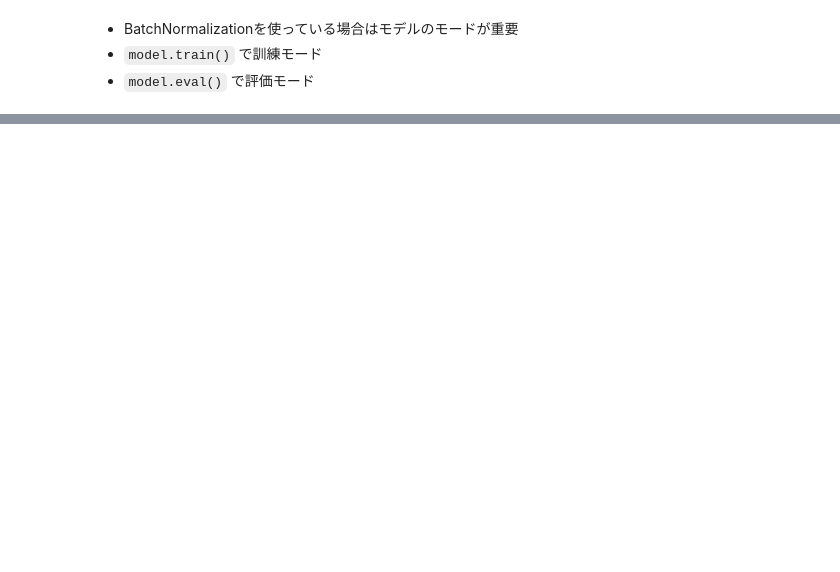
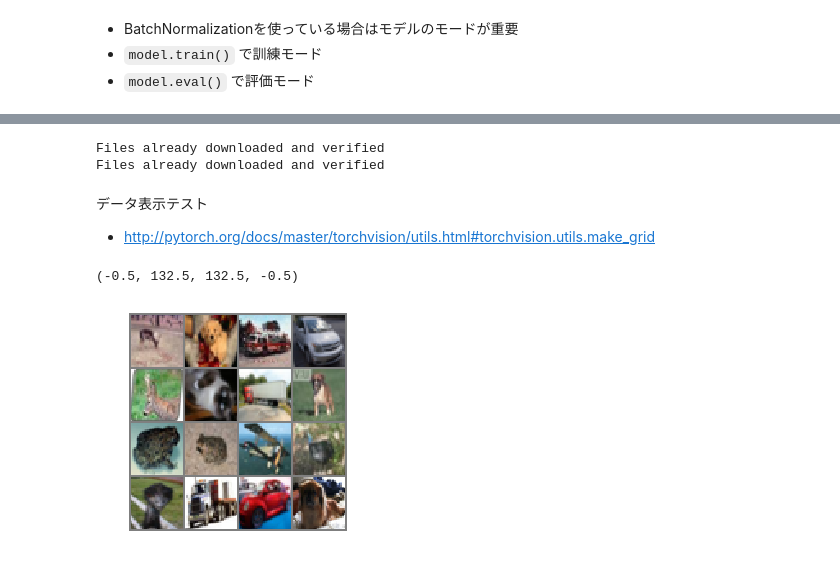
Before and after one commit to aidiary/notebooks, a Jupyter notebook: pytorch/180202-convolutional-neural-network.ipynb, the cells around one changed output, grey strips where cells are left out. Cells and saved outputs as stored; diff of their text form; code cells hidden in the pictures; blank space fills up the shorter version.

Commit message:
Add a CIFAR-10 example

```diff
--- a/pytorch/180202-convolutional-neural-network.ipynb
+++ b/pytorch/180202-convolutional-neural-network.ipynb
@@ -175,0 +238,46 @@ torch.save(model.state_dict(), 'cnn.pkl')
+# %%
+num_epochs = 500
+batch_size = 128
+
+transform = transforms.Compose([
+    transforms.ToTensor(),
+    transforms.Normalize((0.5, 0.5, 0.5), (0.5, 0.5, 0.5))  # [0, 1] => [-1, 1]
+])
+
+train_set = torchvision.datasets.CIFAR10(root='./data', train=True,
+                                         download=True, transform=transform)
+train_loader = torch.utils.data.DataLoader(train_set, batch_size=batch_size,
+                                           shuffle=True, num_workers=4)
+
+test_set = torchvision.datasets.CIFAR10(root='./data', train=False,
+                                        download=True, transform=transform)
+test_loader = torch.utils.data.DataLoader(test_set, batch_size=batch_size,
+                                          shuffle=False, num_workers=4)
+
+classes = ('plane', 'car', 'bird', 'cat', 'deer', 'dog', 'frog', 'horse', 'ship', 'truck')
+# %% [output]
+Files already downloaded and verified
+Files already downloaded and verified
+# %% [markdown]
+データ表示テスト
+
+- http://pytorch.org/docs/master/torchvision/utils.html#torchvision.utils.make_grid
+# %%
+import matplotlib.pyplot as plt
+import numpy as np
+%matplotlib inline
+
+def imshow(img):
+    # unnormalize [-1, 1] => [0, 1]
+    img = img / 2 + 0.5
+    npimg = img.numpy()
+    # [c, h, w] => [h, w, c]
+    plt.imshow(np.transpose(npimg, (1, 2, 0)))
+
+images, labels = iter(train_loader).next()
+images, labels = images[:16], labels[:16]
+imshow(torchvision.utils.make_grid(images, nrow=4, padding=1))
+plt.axis('off')
+# %% [output]
+(-0.5, 132.5, 132.5, -0.5)
+[figure, added]
```
Also changed, not shown: parts of 16 cells of this notebook.
